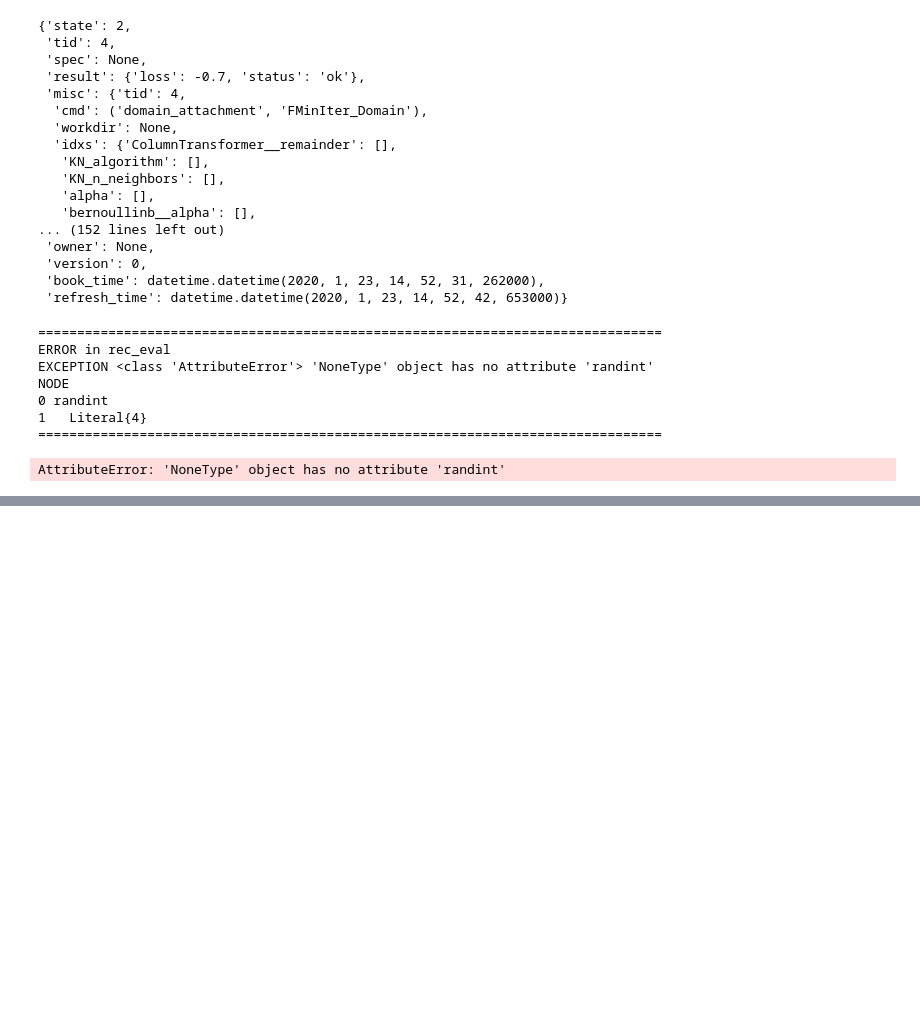
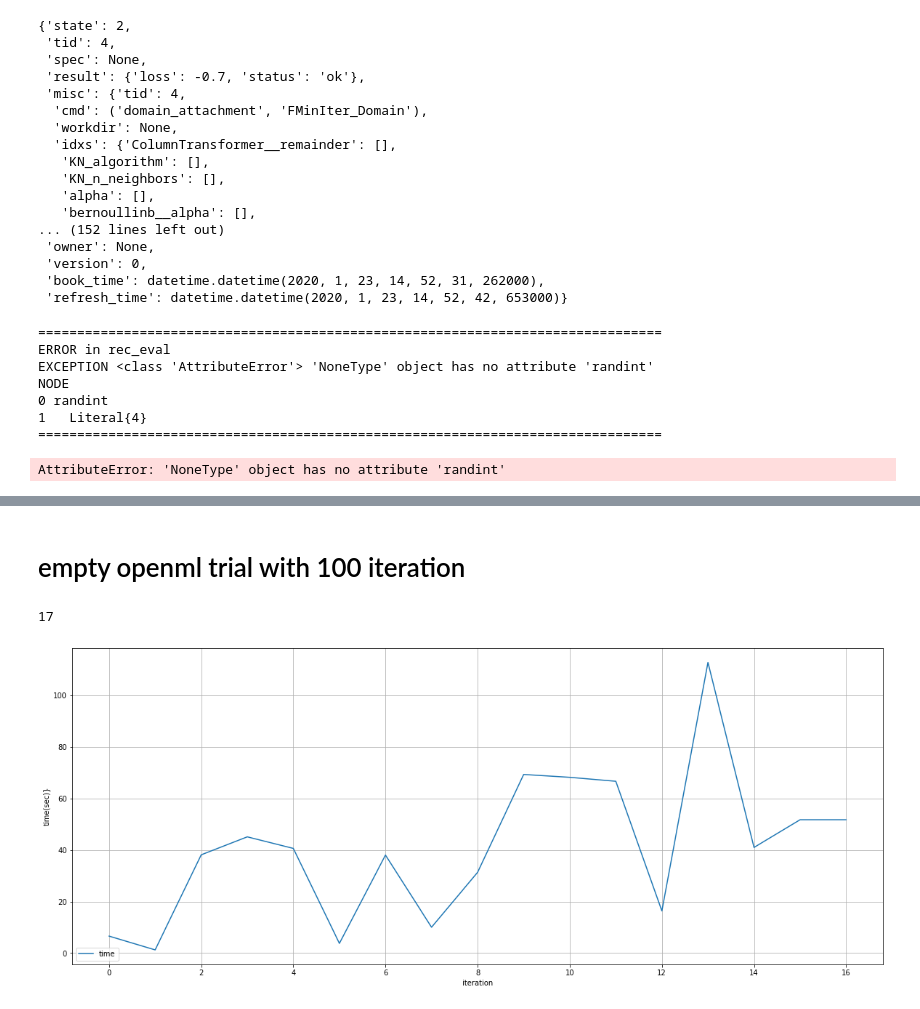
Before and after one commit to Milad-abbaszadeh/hyperopt, a Jupyter notebook: ipythons/match openml space with hyperopt.ipynb, the cells around one changed output, grey strips where cells are left out. Cells and saved outputs as stored; diff of their text form; code cells hidden in the pictures; blank space fills up the shorter version.

```diff
--- a/ipythons/match openml space with hyperopt.ipynb
+++ b/ipythons/match openml space with hyperopt.ipynb
@@ -250,0 +266,18 @@ time_tracker_plot(time,'time', 'iteration', 'time(sec)}', show_plot=True)
+# %% [markdown]
+# empty openml trial with 100 iteration
+# %%
+time2 = [6.582667, 1.242463, 38.120653, 45.089029, 40.599705, 3.76179, 38.017996, 10.026749, 31.327996, 69.300988, 68.195375, 66.659183, 16.35026, 112.762439, 40.979077, 51.72217, 51.72217]
+print(len(time2))
+time_tracker_plot(time2,'time', 'iteration', 'time(sec)}', show_plot=True)
+
+
+# {'classifier': {'degree': 3, 'gamma': 6.943378540797613e-05, 'kernel': 'laplace', 'n_components': 3440, 'type': 'fkceigenpro'}, 'data_preprocessing': {'type': 'standard_scaler'}, 'feature_preprocessing': {'kernel': 'linear', 'n_components': 15, 'type': 'kernelpca'}}
+# Best score:0.765
+#  best score id:90
+#  Average score[0,100]:0.7131666666666667
+#  number of all try: 100
+#  number of fail try:16
+# all best scores idices [1, 2, 4, 9, 14, 17, 20, 25, 26, 38, 47, 54, 59, 84, 87, 92]
+# %% [output]
+17
+[figure, added]
```
Also changed, not shown: parts of 5 cells of this notebook, 9 other files.
